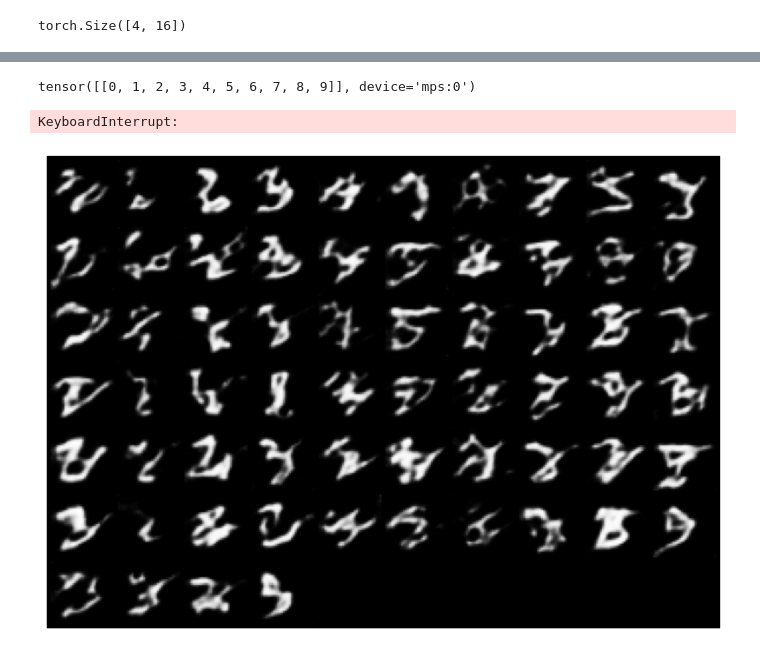
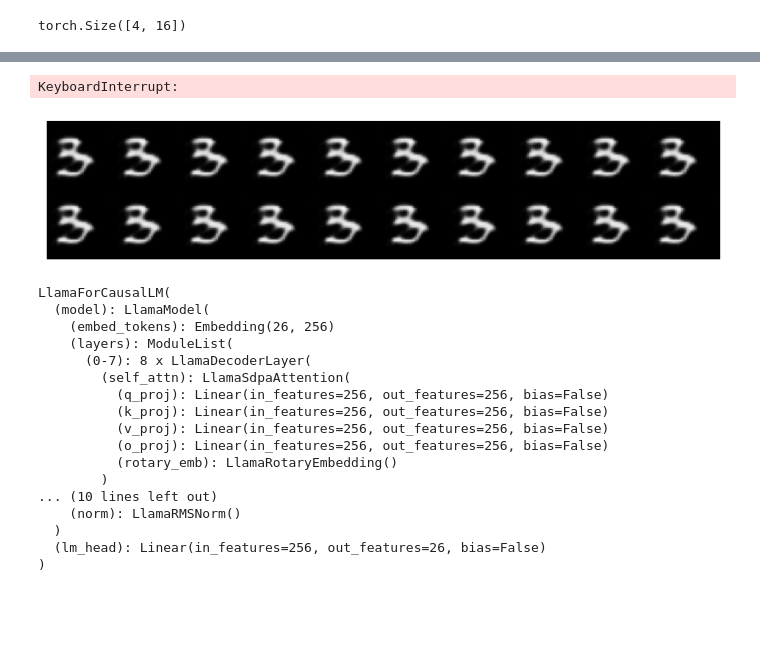
Before and after one commit to karanravindra/nn-zoo, a Jupyter notebook: blog/10-vqvae/taming.ipynb, the cells around one changed output, grey strips where cells are left out. Saved outputs shown, nothing was run; the diff lists cells and outputs as text; code cells hidden in the pictures; blank space fills up the shorter version.

```diff
--- a/blog/10-vqvae/taming.ipynb
+++ b/blog/10-vqvae/taming.ipynb
@@ -665,7 +691,7 @@ This is a friendly reminder - the current text generation call will exceed the m
 def evaluate(model, loader):
     model.eval()
     total_loss = 0
-    for x, y in tqdm.tqdm(val_loader, desc="Validation", unit="batch"):
+    for x, y in val_loader:
         y = y.to("mps") + 16
         x = x.to("mps")
 
@@ -709,12 +712,8 @@ torch.Size([1, 10]) torch.Size([1, 10]) torch.Size([1, 10])
-# %%
-model.generate(inputs[:, :1], max_length=10, temperature=1.0)
-# %% [output]
-tensor([[0, 1, 2, 3, 4, 5, 6, 7, 8, 9]], device='mps:0')
 # %%
 epochs = 20
 for epoch in range(20):
     val_loss = evaluate(model, val_loader)
-    decode_idxs(model.generate(torch.arange(10, device=device).view(-1, 1) + 16, max_length=65, temperature=1.0, do_sample=True)[:,-64:])
+    # decode_idxs(model.generate(torch.full((10, 1), 3, dtype=torch.long).to(device), max_length=65, do_sample=True)[:, -64:])
 
     model.train()
     with tqdm.tqdm(train_loader) as pbar:
@@ -731,23 +730,44 @@ for epoch in range(20):
             targets = x[:, 1:]
 
             # Forward pass
-            outputs = model(inputs, labels=targets, attention_mask=torch.ones_like(inputs))
+            outputs = model.forward(input_ids=inputs, labels=targets)
             loss = outputs.loss
 
             # Backward pass and optimize
             loss.backward()
             optimizer.step()
 
-            ema.update()
+            # ema.update()
 
-            pbar.set_postfix_str(f"Loss: {loss.item():.4f}, Val Loss: {val_loss:.4f}")
+            pbar.set_postfix_str(
+                f"loss: {loss.item():.4f}, val: {val_loss:.4f}, overfit: {loss.item()/val_loss:.4f}"
+            )
             pbar.set_description(f"Epoch {epoch + 1}/{epochs}")
 # %% [output]
 KeyboardInterrupt:
-# %%
-decode_idxs(model.generate(torch.arange(10, device=device).view(-1, 1).repeat(10, 1) + 16, max_length=65, temperature=1.0, do_sample=True)[:,-64:])
-# %% [output]
-[figure, removed]
+# %%
+model.eval()
+decode_idxs(model.generate(torch.full((20, 1), 3+16, dtype=torch.long).to(device), max_length=65, do_sample=False)[:, -64:])
+model.train()
+# %% [output]
+[figure, added]
+LlamaForCausalLM(
+  (model): LlamaModel(
+    (embed_tokens): Embedding(26, 256)
+    (layers): ModuleList(
+      (0-7): 8 x LlamaDecoderLayer(
+        (self_attn): LlamaSdpaAttention(
+          (q_proj): Linear(in_features=256, out_features=256, bias=False)
+          (k_proj): Linear(in_features=256, out_features=256, bias=False)
+          (v_proj): Linear(in_features=256, out_features=256, bias=False)
+          (o_proj): Linear(in_features=256, out_features=256, bias=False)
+          (rotary_emb): LlamaRotaryEmbedding()
+        )
+... (10 lines left out)
+    (norm): LlamaRMSNorm()
+  )
+  (lm_head): Linear(in_features=256, out_features=26, bias=False)
+)
 # %%
 decode_idxs(
     model.generate(y.view(-1, 1), max_length=65, temperature=1, do_sample=True)[
```
Also changed, not shown: parts of 6 cells of this notebook, 16 other files.
